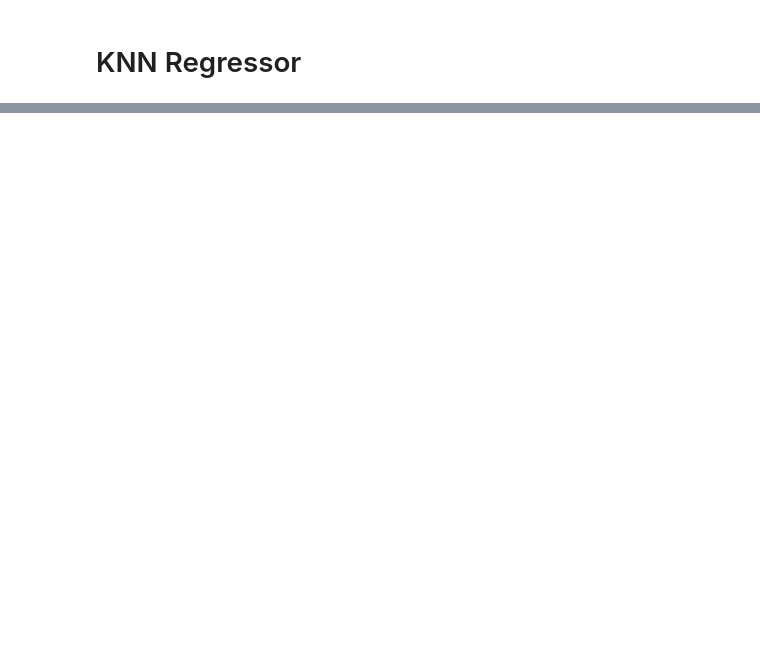
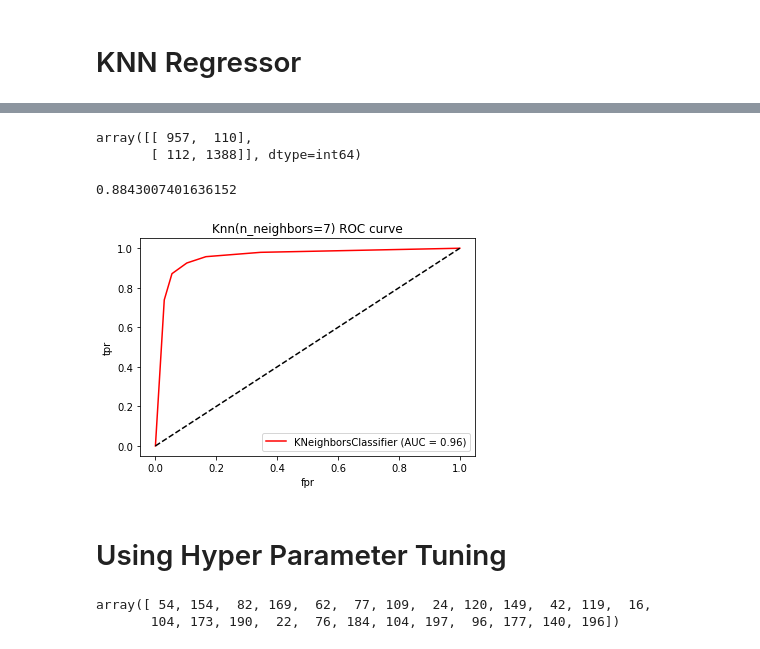
Before and after one commit to tarikulrayhan/tarikulrayhan, a Jupyter notebook: KNN for Regression and Classification.ipynb, the cells around one changed output, grey strips where cells are left out. Cells and saved outputs as stored; diff of their text form; code cells hidden in the pictures; blank space fills up the shorter version.

```diff
--- a/KNN for Regression and Classification.ipynb
+++ b/KNN for Regression and Classification.ipynb
@@ -340,0 +365,5 @@ weighted avg       0.92      0.92      0.92      2567
+# %%
+confusion_matrix(ytest_dt, knc_predictions)
+# %% [output]
+array([[ 957,  110],
+       [ 112, 1388]], dtype=int64)
@@ -340,0 +372,15 @@ weighted avg       0.92      0.92      0.92      2567
+# %%
+kNNC_Score
+# %% [output]
+0.8843007401636152
+# %%
+plot_roc_curve(kn_clf, xtest_dt, ytest_dt, color='red')
+plt.plot([0,1],[0,1],'k--')
+plt.xlabel('fpr')
+plt.ylabel('tpr')
+plt.title('Knn(n_neighbors=7) ROC curve')
+plt.show()
+# %% [output]
+[figure, added]
+# %% [markdown]
+# Using Hyper Parameter Tuning
@@ -340,0 +392,5 @@ weighted avg       0.92      0.92      0.92      2567
+# %%
+total_tees
+# %% [output]
+array([ 54, 154,  82, 169,  62,  77, 109,  24, 120, 149,  42, 119,  16,
+       104, 173, 190,  22,  76, 184, 104, 197,  96, 177, 140, 196])
```
Also changed, not shown: parts of 96 cells of this notebook.
